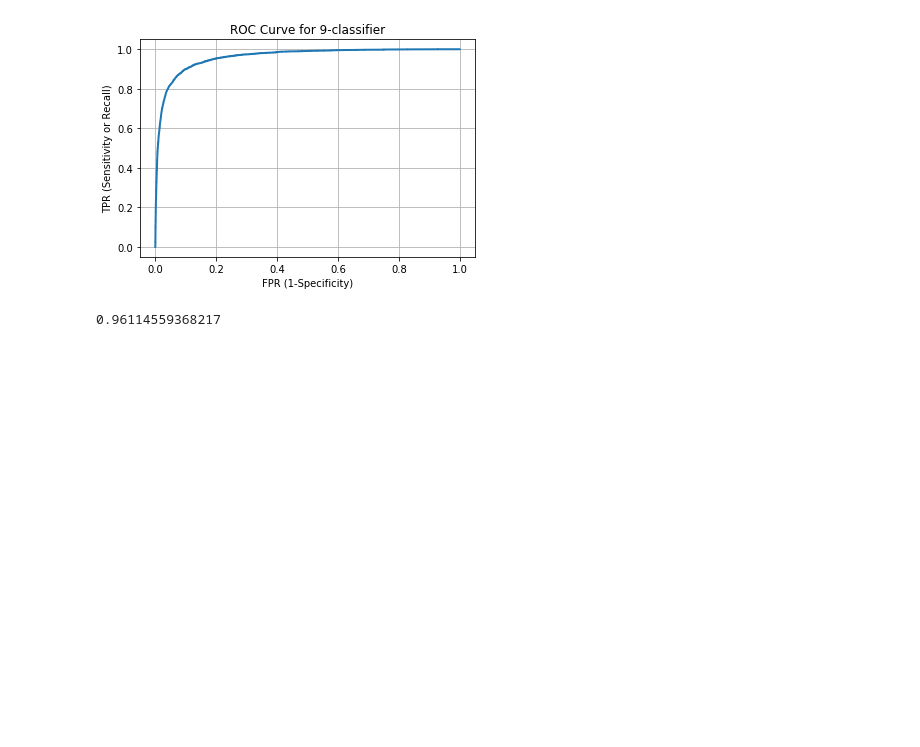
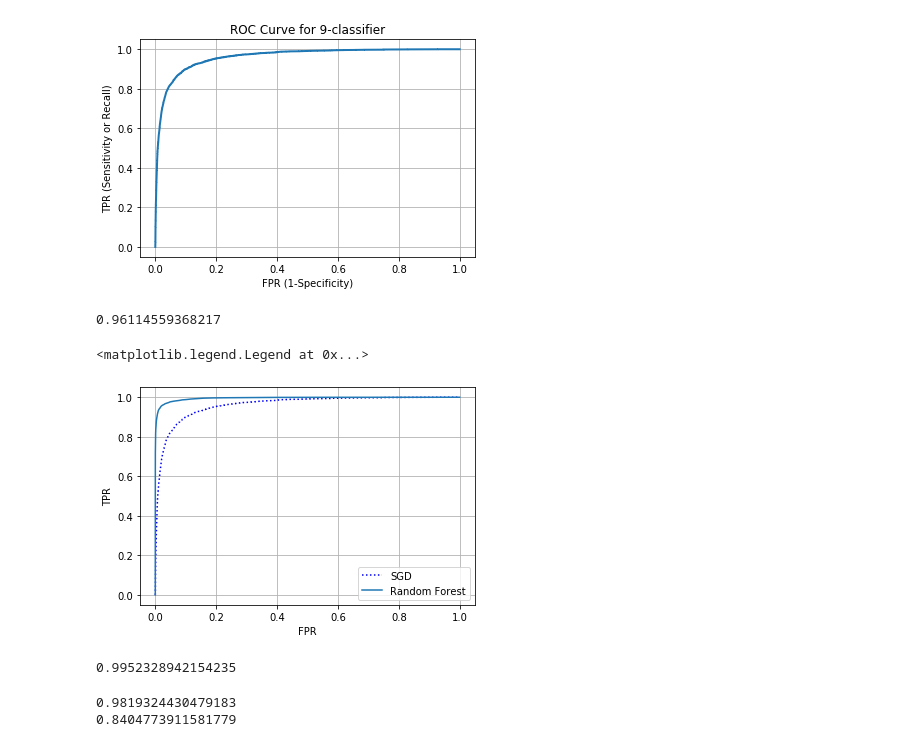
Before and after one commit to Maximus125/FInd9, a Jupyter notebook: Find_9.ipynb, the cells around one changed output. Drawn from its saved outputs; the diff is of its cells as text; code cells hidden in the pictures; blank space fills up the shorter version.

Commit message:
Added a better model giving better scores

```diff
--- a/Find_9.ipynb
+++ b/Find_9.ipynb
@@ -204,3 +204,23 @@ from sklearn.metrics import roc_auc_score
 roc_auc_score(y_train_9, y_scores)
 # %% [output]
 0.96114559368217
+# %%
+# Lets take a diff model to try to increase the roc_score
+# Taking Random Forest Model
+
+from sklearn.ensemble import RandomForestClassifier
+forest_clf = RandomForestClassifier(n_estimators=100, random_state=42)
+y_probas_forest = cross_val_predict(forest_clf, X_train, y_train_9, cv=3, method='predict_proba')
+# %%
+y_scores_forest = y_probas_forest[:, 1] # score = proba of positive class
+fpr_forest, tpr_forest, thresholds_forest = roc_curve(y_train_9,y_scores_forest)
+# %%
+plt.plot(fpr, tpr, 'b:', label='SGD')
+plt.plot(fpr_forest, tpr_forest, label='Random Forest')
+plt.xlabel('FPR')
+plt.ylabel('TPR')
+plt.grid(True)
+plt.legend(loc='lower right')
+# %% [output]
+<matplotlib.legend.Legend at 0x...>
+[figure, added]
@@ -206,0 +230,11 @@ roc_auc_score(y_train_9, y_scores)
+# %%
+roc_auc_score(y_train_9, y_scores_forest)
+# %% [output]
+0.9952328942154235
+# %%
+y_train_pred_forest = cross_val_predict(forest_clf, X_train, y_train_9, cv=3)
+print(precision_score(y_train_9, y_train_pred_forest))
+print(recall_score(y_train_9, y_train_pred_forest))
+# %% [output]
+0.9819324430479183
+0.8404773911581779
```
Also changed, not shown: parts of 2 cells of this notebook.
